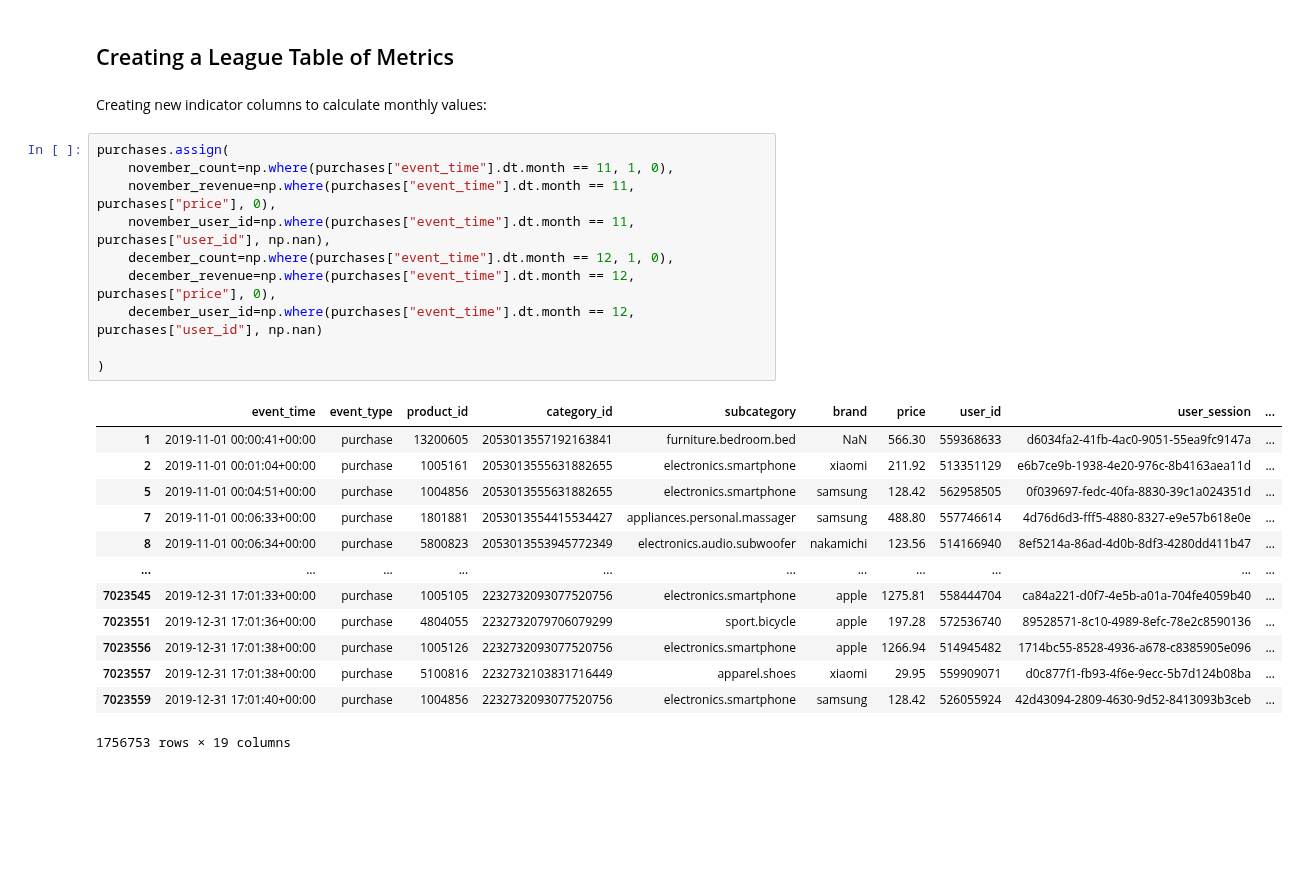
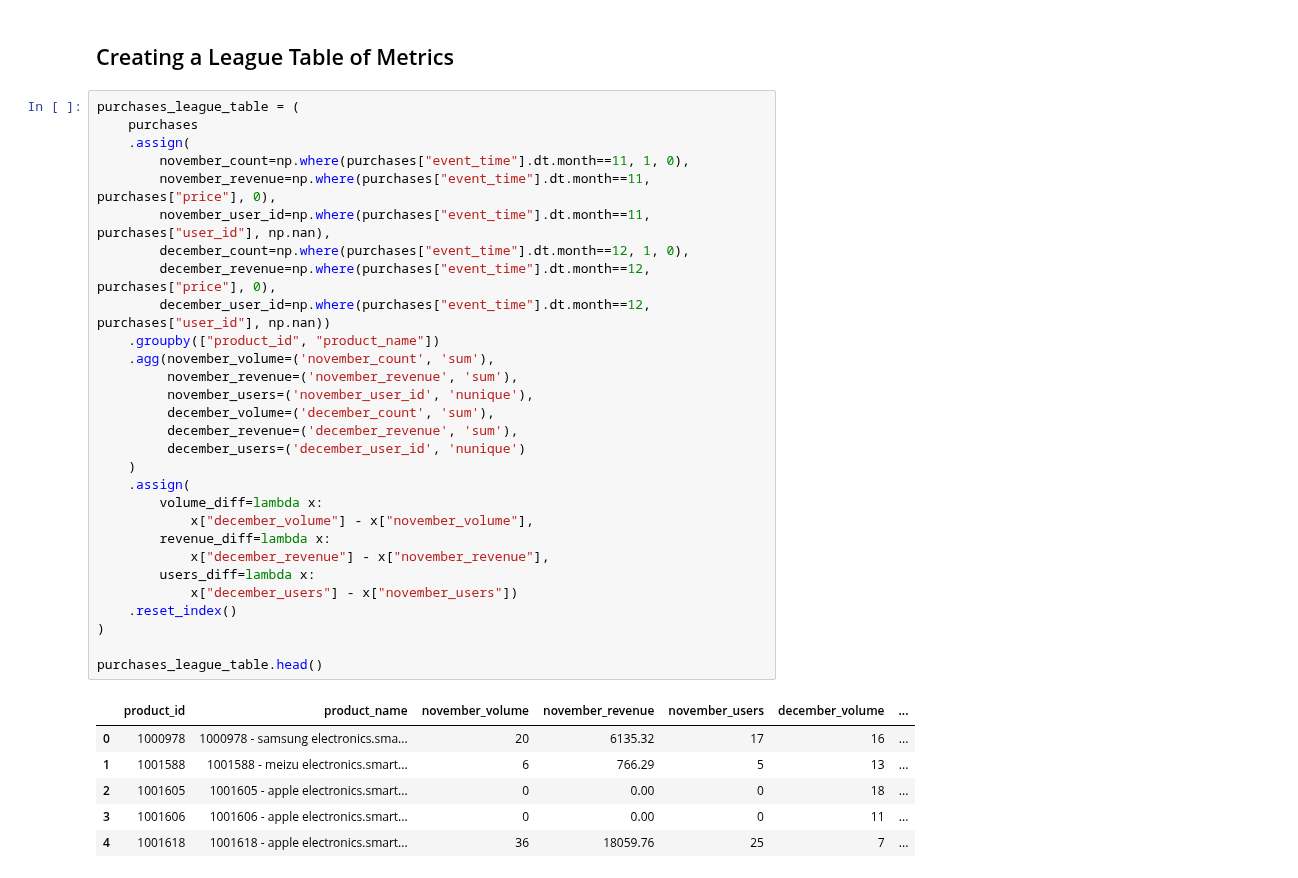
Before and after one commit to jeremysb1/data_analysis_projects, a Jupyter notebook: metrics.ipynb, the cells around one changed output. Drawn from its saved outputs; the diff is of its cells as text; blank space fills up the shorter version.

Commit message:
created purchases league table of metrics

```diff
--- a/metrics.ipynb
+++ b/metrics.ipynb
@@ -386,29 +386,39 @@ purchases = events[events["event_type"] == "purchase"].copy()
 carts = events[events["event_type"] == "cart"].copy()
 # %% [markdown]
 ## Creating a League Table of Metrics
-# %% [markdown]
-Creating new indicator columns to calculate monthly values:
 # %%
-purchases.assign(
-    november_count=np.where(purchases["event_time"].dt.month == 11, 1, 0),
-    november_revenue=np.where(purchases["event_time"].dt.month == 11, purchases["price"], 0),
-    november_user_id=np.where(purchases["event_time"].dt.month == 11, purchases["user_id"], np.nan),
-    december_count=np.where(purchases["event_time"].dt.month == 12, 1, 0),
-    december_revenue=np.where(purchases["event_time"].dt.month == 12, purchases["price"], 0),
-    december_user_id=np.where(purchases["event_time"].dt.month == 12, purchases["user_id"], np.nan)
+purchases_league_table = (
+    purchases
+    .assign(
+        november_count=np.where(purchases["event_time"].dt.month==11, 1, 0),
+        november_revenue=np.where(purchases["event_time"].dt.month==11, purchases["price"], 0),
+        november_user_id=np.where(purchases["event_time"].dt.month==11, purchases["user_id"], np.nan),
+        december_count=np.where(purchases["event_time"].dt.month==12, 1, 0),
+        december_revenue=np.where(purchases["event_time"].dt.month==12, purchases["price"], 0),
+        december_user_id=np.where(purchases["event_time"].dt.month==12, purchases["user_id"], np.nan))
+    .groupby(["product_id", "product_name"])
+    .agg(november_volume=('november_count', 'sum'),
+         november_revenue=('november_revenue', 'sum'),
+         november_users=('november_user_id', 'nunique'),
+         december_volume=('december_count', 'sum'),
+         december_revenue=('december_revenue', 'sum'),
+         december_users=('december_user_id', 'nunique')
+    )
+    .assign(
+        volume_diff=lambda x:
+            x["december_volume"] - x["november_volume"],
+        revenue_diff=lambda x:
+            x["december_revenue"] - x["november_revenue"],
+        users_diff=lambda x:
+            x["december_users"] - x["november_users"])
+    .reset_index()
+)
 
-)
+purchases_league_table.head()
 # %% [output]
-|  | event_time | event_type | product_id | category_id | subcategory | brand | price | user_id | user_session | ... |
-| 1 | 2019-11-01 00:00:41+00:00 | purchase | 13200605 | 2053013557192163841 | furniture.bedroom.bed | NaN | 566.30 | 559368633 | d6034fa2-41fb-4ac0-9051-55ea9fc9147a | ... |
-| 2 | 2019-11-01 00:01:04+00:00 | purchase | 1005161 | 2053013555631882655 | electronics.smartphone | xiaomi | 211.92 | 513351129 | e6b7ce9b-1938-4e20-976c-8b4163aea11d | ... |
-| 5 | 2019-11-01 00:04:51+00:00 | purchase | 1004856 | 2053013555631882655 | electronics.smartphone | samsung | 128.42 | 562958505 | 0f039697-fedc-40fa-8830-39c1a024351d | ... |
-| 7 | 2019-11-01 00:06:33+00:00 | purchase | 1801881 | 2053013554415534427 | appliances.personal.massager | samsung | 488.80 | 557746614 | 4d76d6d3-fff5-4880-8327-e9e57b618e0e | ... |
-| 8 | 2019-11-01 00:06:34+00:00 | purchase | 5800823 | 2053013553945772349 | electronics.audio.subwoofer | nakamichi | 123.56 | 514166940 | 8ef5214a-86ad-4d0b-8df3-4280dd411b47 | ... |
-| ... | ... | ... | ... | ... | ... | ... | ... | ... | ... | ... |
-| 7023545 | 2019-12-31 17:01:33+00:00 | purchase | 1005105 | 2232732093077520756 | electronics.smartphone | apple | 1275.81 | 558444704 | ca84a221-d0f7-4e5b-a01a-704fe4059b40 | ... |
-| 7023551 | 2019-12-31 17:01:36+00:00 | purchase | 4804055 | 2232732079706079299 | sport.bicycle | apple | 197.28 | 572536740 | 89528571-8c10-4989-8efc-78e2c8590136 | ... |
-| 7023556 | 2019-12-31 17:01:38+00:00 | purchase | 1005126 | 2232732093077520756 | electronics.smartphone | apple | 1266.94 | 514945482 | 1714bc55-8528-4936-a678-c8385905e096 | ... |
-| 7023557 | 2019-12-31 17:01:38+00:00 | purchase | 5100816 | 2232732103831716449 | apparel.shoes | xiaomi | 29.95 | 559909071 | d0c877f1-fb93-4f6e-9ecc-5b7d124b08ba | ... |
-| 7023559 | 2019-12-31 17:01:40+00:00 | purchase | 1004856 | 2232732093077520756 | electronics.smartphone | samsung | 128.42 | 526055924 | 42d43094-2809-4630-9d52-8413093b3ceb | ... |
+|  | product_id | product_name | november_volume | november_revenue | november_users | december_volume | ... |
+| 0 | 1000978 | 1000978 - samsung electronics.sma... | 20 | 6135.32 | 17 | 16 | ... |
+| 1 | 1001588 | 1001588 - meizu electronics.smart... | 6 | 766.29 | 5 | 13 | ... |
+| 2 | 1001605 | 1001605 - apple electronics.smart... | 0 | 0.00 | 0 | 18 | ... |
+| 3 | 1001606 | 1001606 - apple electronics.smart... | 0 | 0.00 | 0 | 11 | ... |
+| 4 | 1001618 | 1001618 - apple electronics.smart... | 36 | 18059.76 | 25 | 7 | ... |
-1756753 rows × 19 columns
```
